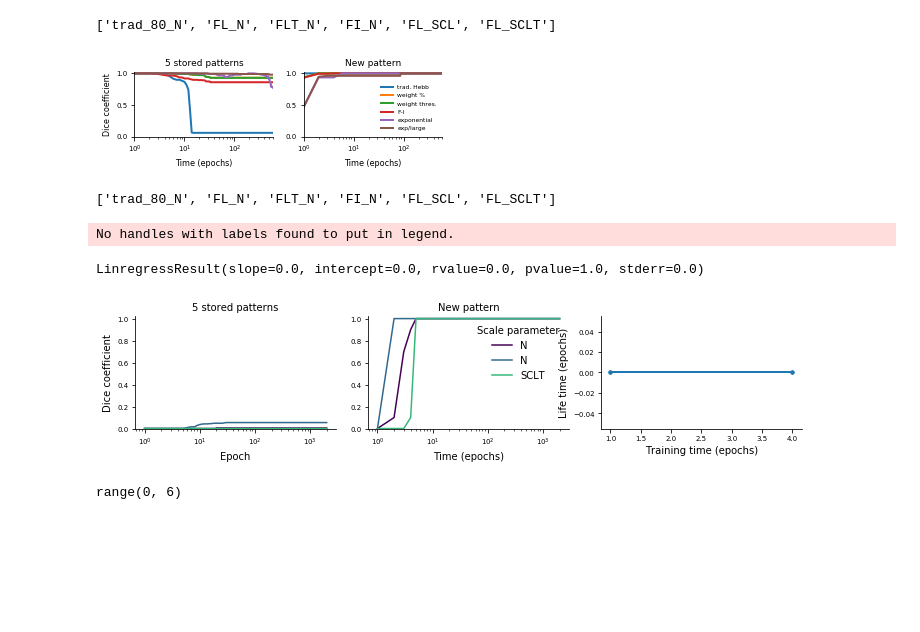
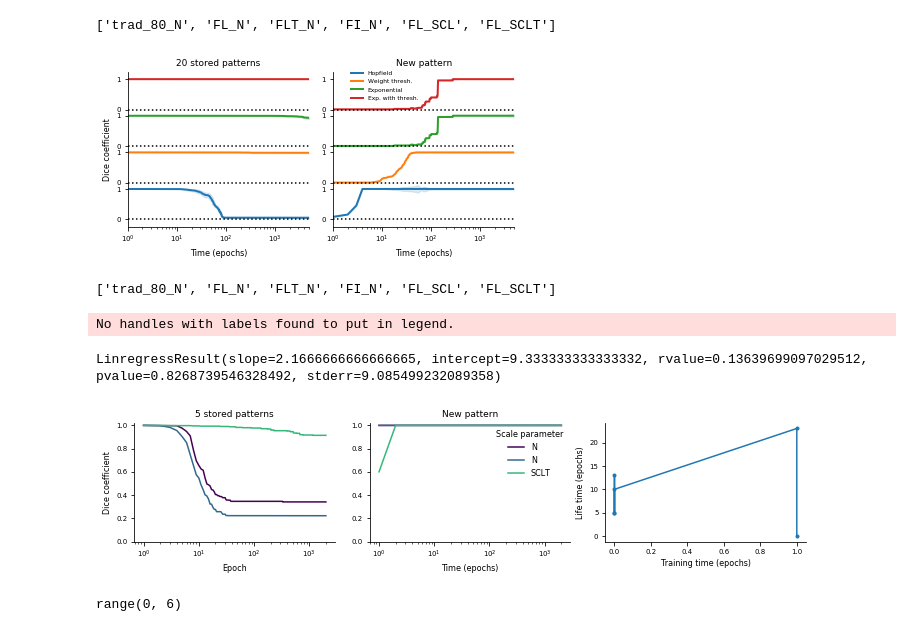
Before and after one commit to martinosorb/FisherHopfieldNet, a Jupyter notebook: jupyterNotebooks/figure_overwrite_learned.ipynb, the cells around one changed output. Drawn from its saved outputs; the diff is of its cells as text; code cells hidden in the pictures; blank space fills up the shorter version.

Commit message:
Latest code used for figures

```diff
--- a/jupyterNotebooks/figure_overwrite_learned.ipynb
+++ b/jupyterNotebooks/figure_overwrite_learned.ipynb
@@ -45,60 +31,79 @@ def plot_stuff_together(what, label):
 # %%
 
 filename = '../Single2_errors_stored6_size10_spars0.1_epochs2000_eta0.1_ALL.npz'
+# filename = '../Single_errors_stored6_size10_spars0.1_epochs2000_eta0.1_ALL.npz'
+# filename = '../Single_errors_stored6_size10_spars0.1_epochs2000_eta0.1_ALL.npz'
+filename = '../Single_errors_stored6_size10_spars0.1_epochs2000_eta0.1_ALL.npz'
+filename = '../Single_errors_stored6_size10_spars0.1_epochs5000_eta0.1_ALL.npz'
+# filename = '../Single_errors_stored6_size10_spars0.1_epochs5000_eta0.001_ALL.npz'
+# filename = '../Single_errors_stored6_size10_spars0.1_epochs5000_eta0.01_ALL.npz'
+filename = '../Single_errors_stored6_size10_spars0.1_epochs5000_eta0.01_ALL.npz'
+filename = '../Single_errors_stored21_size10_spars0.1_epochs5000_eta0.01_ALL.npz'
+filename = '../Single_errors_stored21_size10_spars0.1_epochs5000_eta0.01_ALL.npz'
 data = np.load(filename)
 print(data.keys())
 
-# plt.figure(figsize=(10,2.5))
-plt.figure(figsize=(5,1.75))
+
+# plt.figure(figsize=(10,2*2.5))
+plt.figure(figsize=(6,3))
 
 show_exps = range(len(data.keys()))
-# show_exps = [0,1,2,3,4,5]
+show_exps = [0,2,4,5]
+exp_names = ['Hopfield','Weight thresh.','Exponential','Exp. with thresh.']
+# show_exps = [5,4,2,0]
 colors = plt.cm.tab10.colors #plt.cm.hsv(np.arange(len(show_exps))/len(show_exps))
-for j in show_exps:
+ax1 = plt.subplot(121)
+ax2 = plt.subplot(122)#,sharey=ax1)
+for i,j in enumerate(show_exps):
     k = data.keys()[j]
-    plt.subplot(121)
+#     ax1.subplot(121)
     mean_over_p = np.mean(data[k][:, :, :-1],axis = 2)
     mean_over_trials = np.mean(mean_over_p,axis = 0)
     sd_over_trials = np.std(mean_over_p,axis = 0)
-    plt.semilogx(np.arange(1,len(mean_over_trials)+1),mean_over_trials, c=colors[j], lw=2)
+    ax1.semilogx(np.arange(1,len(mean_over_trials)+1),mean_over_trials+i*1.2, c=colors[i], lw=2)
 #     plt.plot(np.arange(1,len(mean_over_trials)+1),mean_over_trials, c=colors[j], lw=2)
 #     edges = np.percentile(mean_over_p, [25, 75], axis=0)
     edges = np.vstack((mean_over_trials-sd_over_trials, mean_over_trials+sd_over_trials))
-#     plt.fill_between(np.arange(1,len(mean_over_trials)+1), *edges, alpha=.15, color=colors[j])
-
-    plt.subplot(122)
+    ax1.fill_between(np.arange(1,len(mean_over_trials)+1), *edges+i*1.2, alpha=.15, color=colors[i])
+    ax1.semilogx((1,5000), (i*1.2, i*1.2),'k:')
+#     plt.subplot(122)
     mean_over_p = data[k][:, :, -1]
     mean_over_trials = np.mean(mean_over_p,axis = 0)
-    plt.semilogx(np.arange(1,len(mean_over_trials)+1),mean_over_trials, c=colors[j], lw=2)
+    ax2.semilogx(np.arange(1,len(mean_over_trials)+1),mean_over_trials+i*1.2, c=colors[i], lw=2, label=exp_names[i])
     edges = np.vstack((mean_over_trials-sd_over_trials, mean_over_trials+sd_over_trials))
-#     plt.fill_between(np.arange(1,len(mean_over_trials)+1), *edges, alpha=.15, color=colors[j])
+    ax2.fill_between(np.arange(1,len(mean_over_trials)+1), *edges+i*1.2, alpha=.15, color=colors[i])
+    ax2.semilogx((1,5000), (i*1.2, i*1.2),'k:')
 
-plt.subplot(121)
+ax = plt.subplot(121)
 plt.tight_layout()
-plt.ylim((0,1.02))
+# ax1.setylim((0,4.2))
 plt.xlabel('Time (epochs)')
 plt.ylabel('Dice coefficient')
-plt.title('5 stored patterns')
-plt.xlim((00,600))
+plt.title('20 stored patterns')
+plt.yticks(np.concatenate((np.arange(0,4.8,1.2),np.arange(1,4.8,1.2))))
+ax.set_yticklabels(np.repeat((0,1),4))
+plt.xlim((1,5000))
 
-plt.subplot(122)
+ax = plt.subplot(122)
 plt.tight_layout()
-plt.ylim((0,1.02))
+# plt.ylim((0,4.2))
 plt.xlabel('Time (epochs)')
 plt.title('New pattern')
-plt.xlim((00,600))
+plt.xlim((1,5000))
+plt.yticks(np.concatenate((np.arange(0,4.8,1.2),np.arange(1,4.8,1.2))))
+ax.set_yticklabels(np.repeat((0,1),4))
 
-exp_names = ['traditional Hebb','weight percentile','weight threshold','Fisher information','exponential','exp + large']
-exp_names = ['trad. Hebb','weight %','weight thres.','F-I','exponential','exp/large']
+# exp_names = ['traditional Hebb','weight percentile','weight threshold','Fisher information','exponential','exp + large']
+# exp_names = ['trad. Hebb','weight %','weight thres.','F-I','exponential','exp/large']
 # plt.legend([k[k.rfind('_')+1:] for k in data.keys()[1::2]], title="Scale parameter")
-# plt.legend(data.keys())
-plt.legend([exp_names[i] for i in show_exps],fontsize=6)
+plt.legend(fontsize=6,bbox_to_anchor=(0.5, 0.78))
+# plt.legend([exp_names[i] for i in show_exps],fontsize=6)
 
 plt.savefig('../../15239011vczmcmqcrspm/Images/single_new_pattern.pdf',transparent=True,bbox_inches='tight')
 plt.savefig('../../15239011vczmcmqcrspm/Images/single_new_pattern.svg',transparent=True,bbox_inches='tight')
 # %% [output]
 ['trad_80_N', 'FL_N', 'FLT_N', 'FI_N', 'FL_SCL', 'FL_SCLT']
-[figure, old version]
+[figure, new version]
 # %%
 filename = '../Single2_errors_stored11_size10_spars0.1_epochs2000_eta0.1_ALL.npz'
 data = np.load(filename)
@@ -159,8 +164,8 @@ from scipy.stats import linregress
 linregress(dt[1:,1],dt[1:,0])
 # %% [output]
 No handles with labels found to put in legend.
-LinregressResult(slope=0.0, intercept=0.0, rvalue=0.0, pvalue=1.0, stderr=0.0)
+LinregressResult(slope=2.1666666666666665, intercept=9.333333333333332, rvalue=0.13639699097029512, pvalue=0.8268739546328492, stderr=9.085499232089358)
-[figure, old version]
+[figure, new version]
 # %%
 show_exps
 # %% [output]
```
Also changed, not shown: parts of 1 cell of this notebook, 4 other files.
